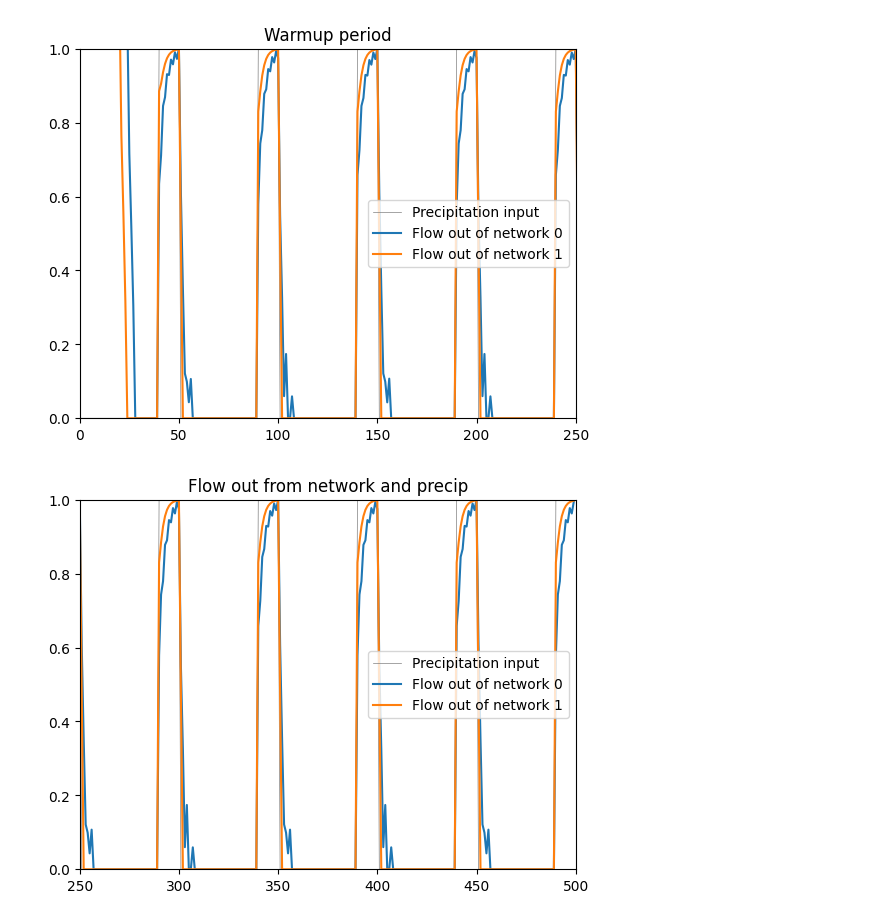
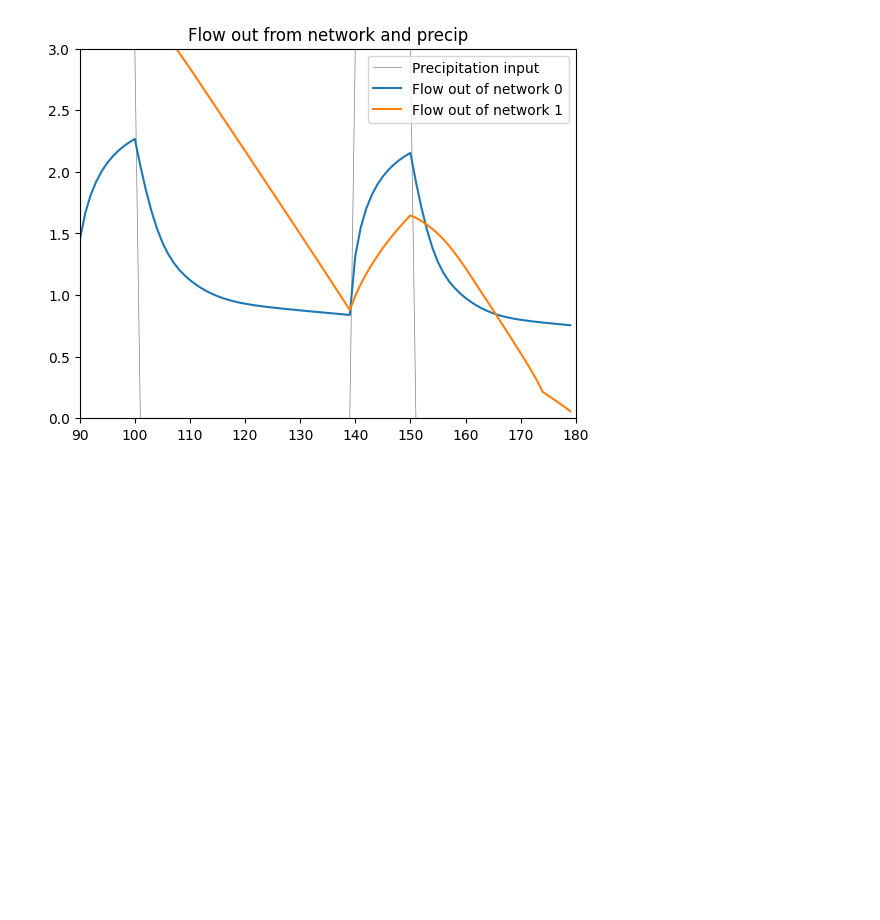
Before and after one commit to jmframe/nash_cascade_neural_network, a Jupyter notebook: nash_cascade_neural_network.ipynb, the cells around one changed output. Drawn from its saved outputs; the diff is of its cells as text; code cells hidden in the pictures; blank space fills up the shorter version.

```diff
--- a/nash_cascade_neural_network.ipynb
+++ b/nash_cascade_neural_network.ipynb
@@ -10,6 +10,7 @@
 # Then a function that loops through and moves the water to the downstream buckets
 # %%
 import torch
+import copy
 import matplotlib.pyplot as plt
 from ncnn import NashCascadeNeuralNetwork as ncnn
 from ncnn import train_theta_values as train_ncnn
@@ -17,7 +18,7 @@ from ncn import NashCascadeNetwork as ncn
 # Precipitation standard variable name used in the ncnn model interface
 PRECIP_SVN = "atmosphere_water__liquid_equivalent_precipitation_rate"
 DO_PLOT = True
-N_TIMESTEPS = 500
+N_TIMESTEPS = 180
 # %%
 network_precip_input_list = []
 count = 0
@@ -25,7 +26,7 @@ for i in range(N_TIMESTEPS):
 
     ###########################################################################
     if count > 39:
-        network_precip_input_list.append(1.0)
+        network_precip_input_list.append(3.0)
     else:
         network_precip_input_list.append(0.0)
     if count == 50:
@@ -170,34 +196,35 @@ Mass balance for network is -0.000
+# %%
+DO_PLOT = True
 # %%
 if DO_PLOT:
-    startplt = 0
-    endplt = 250
+    # startplt = 0
+    # endplt = 250
 
-    plt.plot(network_precip_input_list, c="grey", lw=0.5, label="Precipitation input")
-    plt.plot(network_outflow_list_0, label="Flow out of network 0")
-    plt.plot(network_outflow_list_1, label="Flow out of network 1")
-    plt.xlim([startplt, endplt])
-    tensor_version = torch.tensor(network_precip_input_list)
-    max_val = torch.max(tensor_version[startplt:endplt]).item()
-    plt.ylim([0, max_val])
-    plt.legend()
-    plt.title("Warmup period")
-    plt.show()
-    plt.close()
+    # plt.plot(network_precip_input_list, c="grey", lw=0.5, label="Precipitation input")
+    # plt.plot(network_outflow_list_0, label="Flow out of network 0")
+    # plt.plot(network_outflow_list_1, label="Flow out of network 1")
+    # plt.xlim([startplt, endplt])
+    # tensor_version = torch.tensor(network_precip_input_list)
+    # max_val = torch.max(tensor_version[startplt:endplt]).item()
+    # plt.ylim([0, max_val])
+    # plt.legend()
+    # plt.title("Warmup period")
+    # plt.show()
+    # plt.close()
     startplt = int(len(network_outflow_list_1)-(len(network_outflow_list_1)/2))
     endplt = int(len(network_outflow_list_1))
     plt.plot(network_precip_input_list, c="grey", lw=0.5, label="Precipitation input")
     plt.plot(network_outflow_list_0, label="Flow out of network 0")
     plt.plot(network_outflow_list_1, label="Flow out of network 1")
     plt.xlim([startplt, endplt])
     max_value = torch.max(network_precip_tensor[startplt:endplt]).item()
     plt.ylim([0, max_value])
     plt.legend()
     plt.title("Flow out from network and precip")
     plt.show()
     plt.close()
 # %% [output]
-[figure, old version]
+[figure, new version]
-[figure, removed]
 # %%
 y_pred, loss = train_ncnn(bucket_nn, "./config_1.json", network_precip_tensor, network_outflow_tensor_0)
 
```
Also changed, not shown: parts of 12 cells of this notebook, 6 other files.
